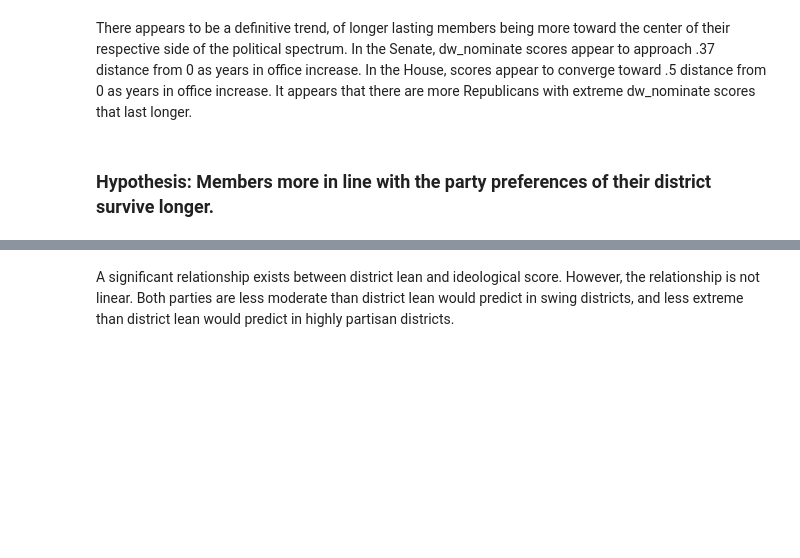
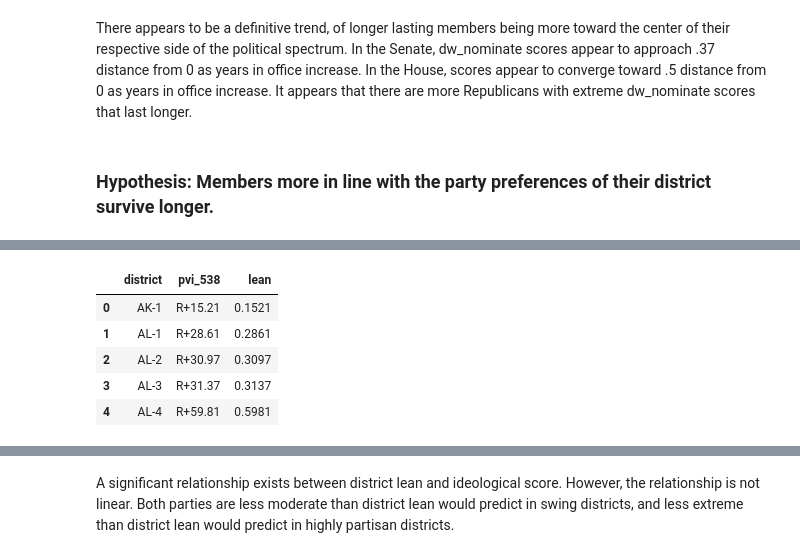
Before and after one commit to Nhorning/Congressional_Survival, a Jupyter notebook: Exploratory Data Analysis.ipynb, the cells around one changed output, grey strips where cells are left out. Saved outputs shown, nothing was run; the diff lists cells and outputs as text; code cells hidden in the pictures; blank space fills up the shorter version.

```diff
--- a/Exploratory Data Analysis.ipynb
+++ b/Exploratory Data Analysis.ipynb
@@ -757,6 +764,13 @@ statelean['lean'] = statelean.pvi_538.apply(process_lean)
 # %%
 distlean['lean'] = distlean.pvi_538.apply(process_lean)
-#distlean
+distlean.head()
+# %% [output]
+|  | district | pvi_538 | lean |
+| 0 | AK-1 | R+15.21 | 0.1521 |
+| 1 | AL-1 | R+28.61 | 0.2861 |
+| 2 | AL-2 | R+30.97 | 0.3097 |
+| 3 | AL-3 | R+31.37 | 0.3137 |
+| 4 | AL-4 | R+59.81 | 0.5981 |
 # %%
 distlean['state'] = distlean['district'].apply(lambda x: x.split('-')[0])
 distlean['district'] = distlean['district'].apply(lambda x: int(x.split('-')[1]))
```
Also changed, not shown: parts of 7 cells of this notebook.
